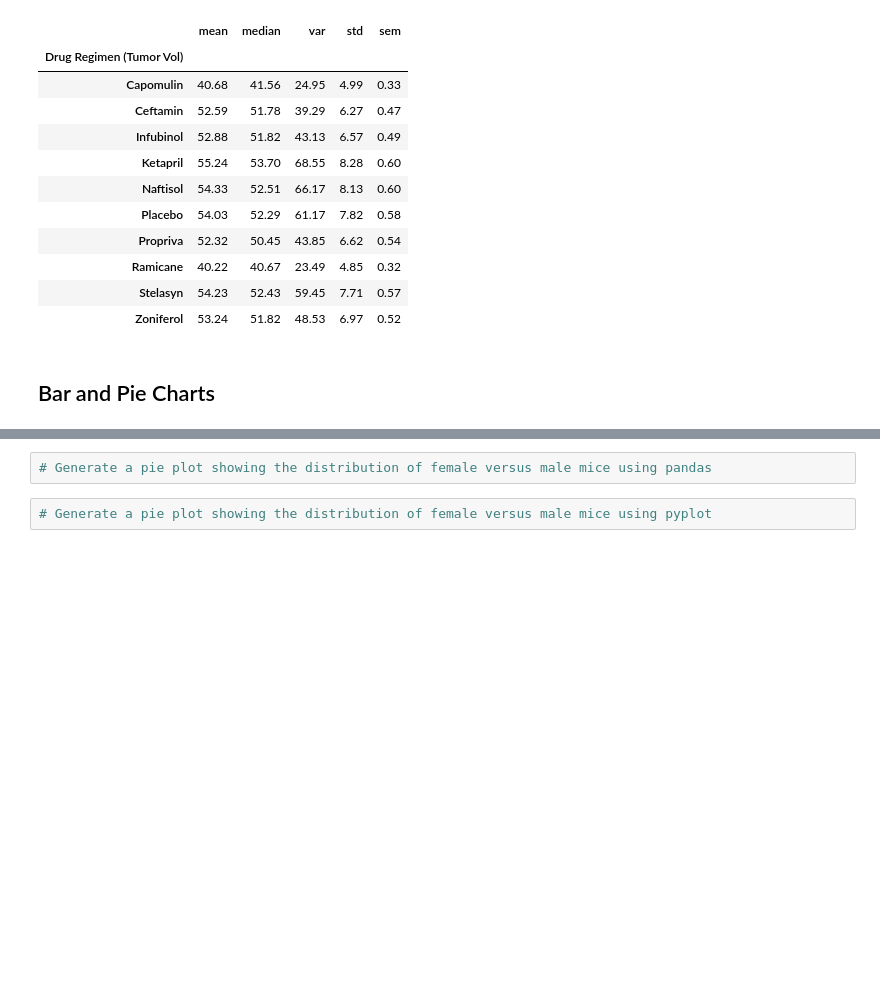
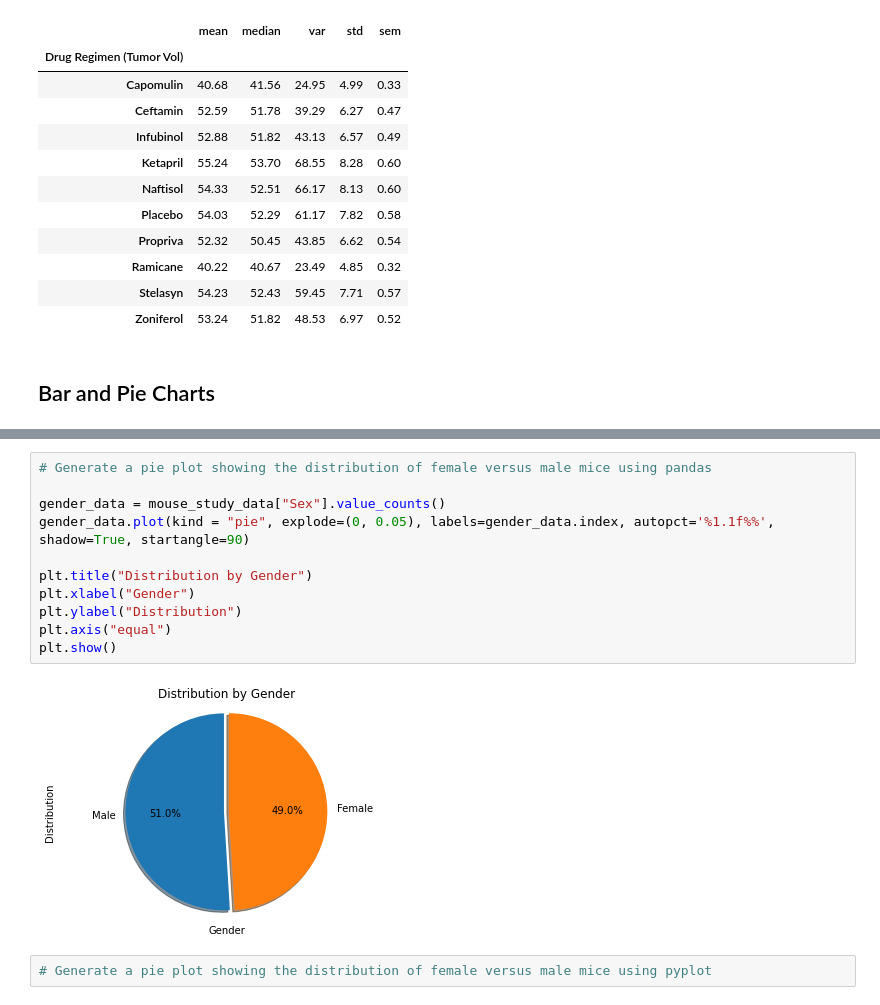
Before and after one commit to thallegacy/matplotlib-challenge, a Jupyter notebook: pymaceuticals_LR.ipynb, the cells around one changed output, grey strips where cells are left out. Saved outputs shown, nothing was run; the diff lists cells and outputs as text; blank space fills up the shorter version.

```diff
--- a/pymaceuticals_LR.ipynb
+++ b/pymaceuticals_LR.ipynb
@@ -155,5 +164,16 @@ plt.show()
-# %%
-# Generate a pie plot showing the distribution of female versus male mice using pandas
+# %%
+# Generate a pie plot showing the distribution of female versus male mice using pandas
+
+gender_data = mouse_study_data["Sex"].value_counts()
+gender_data.plot(kind = "pie", explode=(0, 0.05), labels=gender_data.index, autopct='%1.1f%%', shadow=True, startangle=90)
+
+plt.title("Distribution by Gender")
+plt.xlabel("Gender")
+plt.ylabel("Distribution")
+plt.axis("equal")
+plt.show()
+# %% [output]
+[figure, added]
 # %%
 # Generate a pie plot showing the distribution of female versus male mice using pyplot
 # %% [markdown]
```
Also changed, not shown: parts of 3 cells of this notebook.
